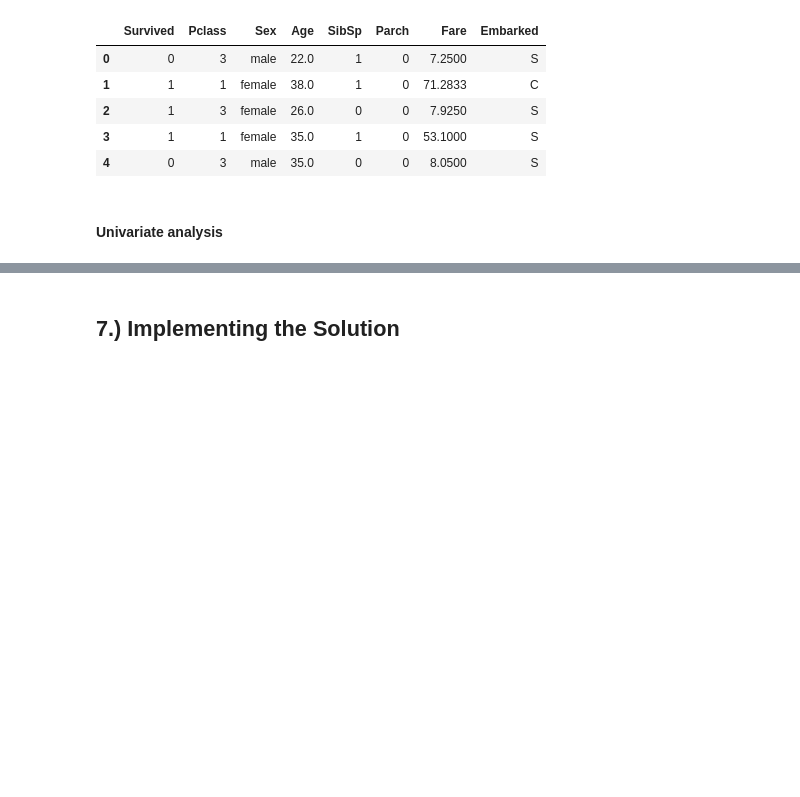
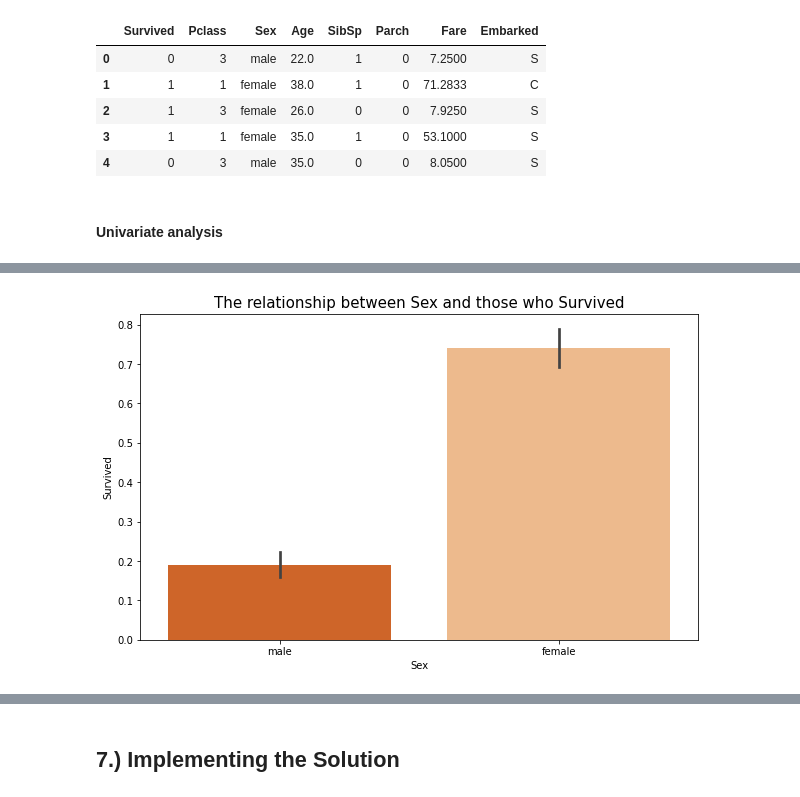
Before and after one commit to CHRISTINEMUTHEE/KNN-Naive_Bayes-_Classifier, a Jupyter notebook: KNN- Titanic Dataset.ipynb, the cells around one changed output, grey strips where cells are left out. Cells and saved outputs as stored; diff of their text form; code cells hidden in the pictures; blank space fills up the shorter version.

```diff
--- a/KNN- Titanic Dataset.ipynb
+++ b/KNN- Titanic Dataset.ipynb
@@ -487,0 +537,5 @@ train_df1.head()
+# %%
+barplots(train_df1,'Sex','Survived')
+# Females survived in a greater number as compared to men.
+# %% [output]
+[figure, added]
```
Also changed, not shown: parts of 16 cells of this notebook.
